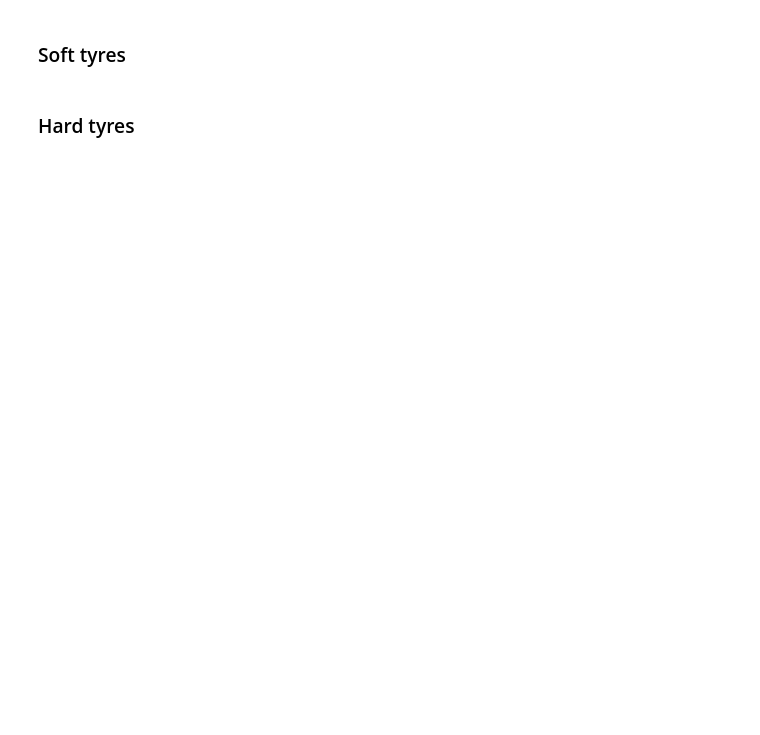
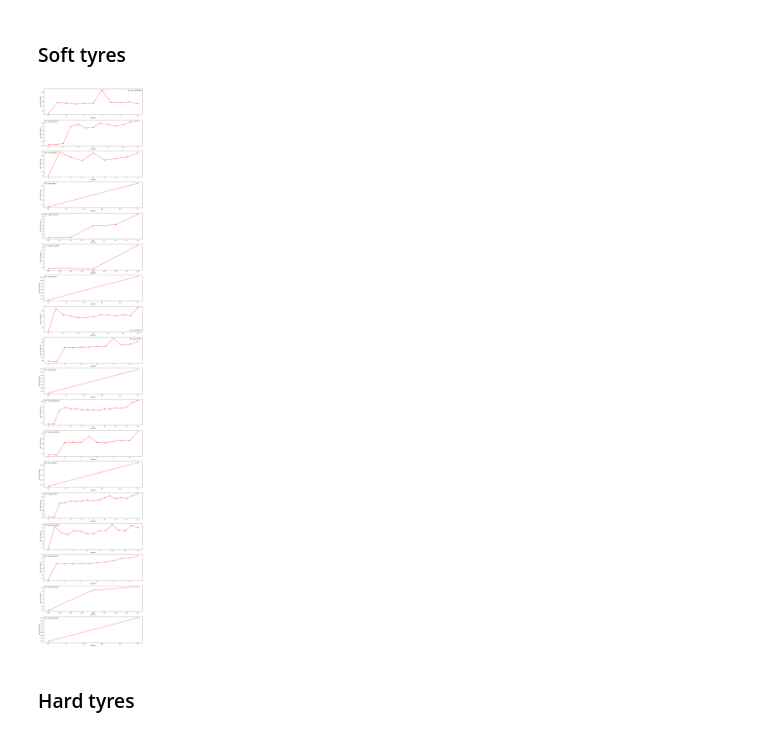
Before and after one commit to frankdelpiero/F1_notebooks, a Jupyter notebook: F1_24/Dutch_Recap.ipynb, the cells around one changed output. Drawn from its saved outputs; the diff is of its cells as text; code cells hidden in the pictures; blank space fills up the shorter version.

```diff
--- a/F1_24/Dutch_Recap.ipynb
+++ b/F1_24/Dutch_Recap.ipynb
@@ -800,7 +817,9 @@ libraryDataF1.obtain_data_tyres(jointables2,"MEDIUM",114)
 # %% [markdown]
 ### Soft tyres
 # %%
-libraryDataF1.obtain_data_tyres(jointables2,"SOFT",114)
+libraryDataF1.obtain_data_tyres(jointables2,"SOFT",81)
+# %% [output]
+[figure, added]
 # %% [markdown]
 ### Hard tyres
 # %%
```
Also changed, not shown: parts of 55 cells of this notebook.
